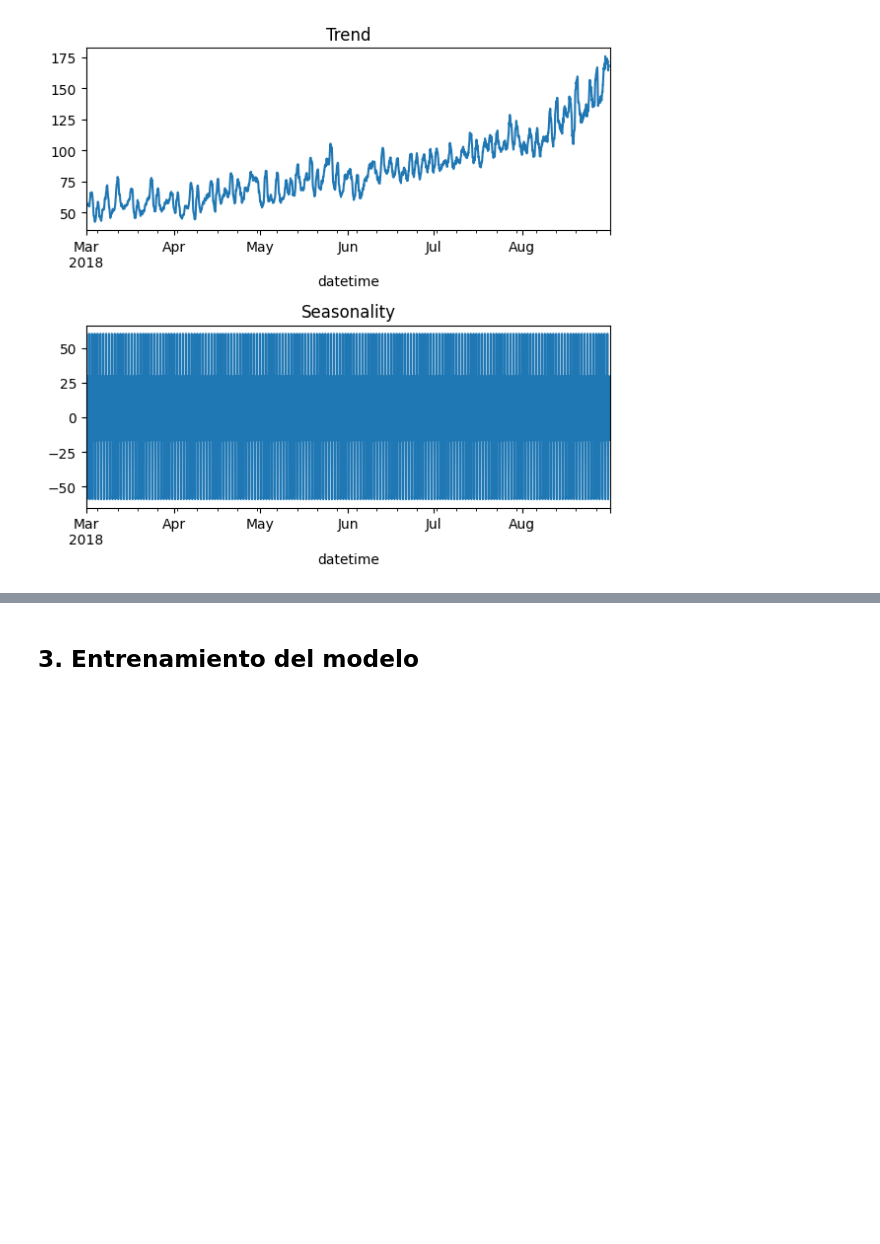
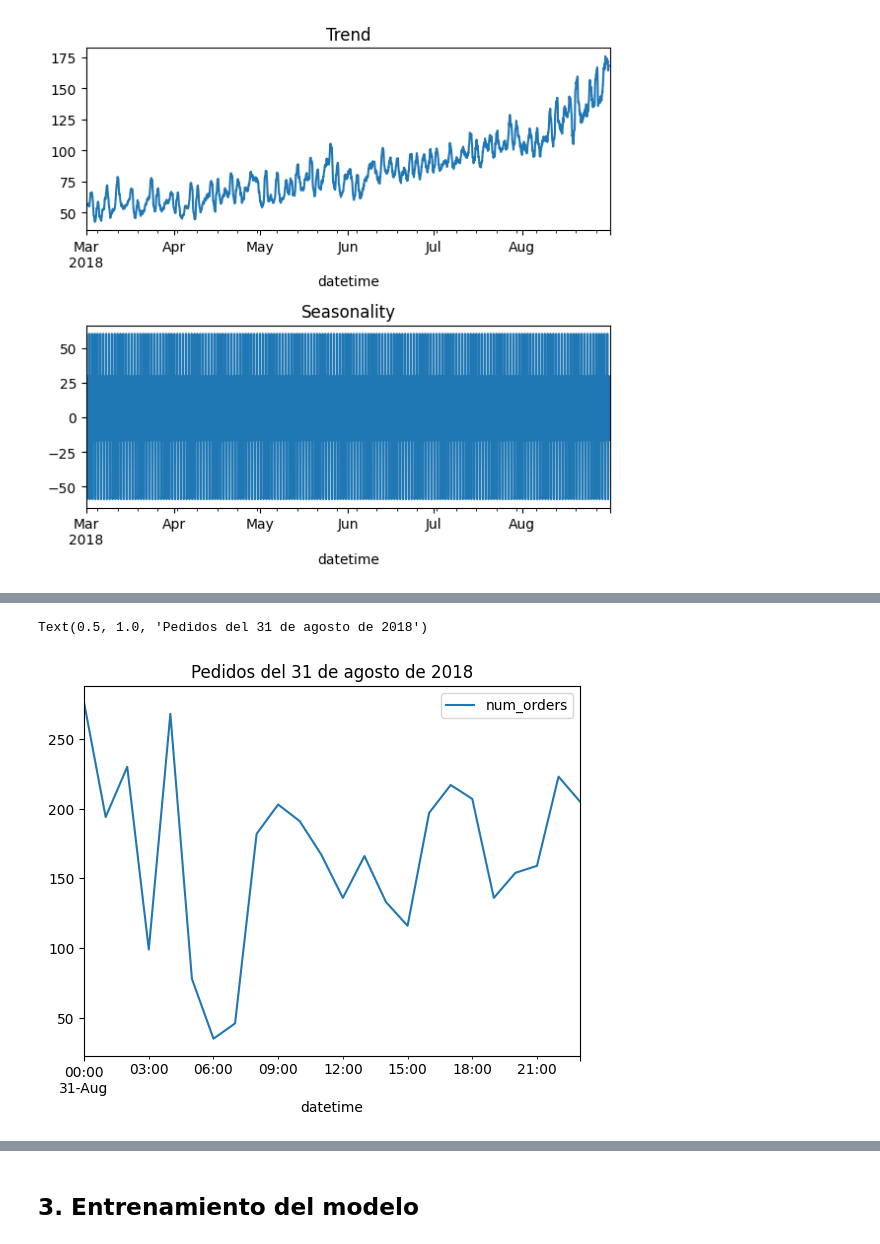
Before and after one commit to wh1tneyr/Sweet-Lift-Taxi, a Jupyter notebook: Sweet lift taxi.ipynb, the cells around one changed output, grey strips where cells are left out. Drawn from its saved outputs; the diff is of its cells as text; code cells hidden in the pictures; blank space fills up the shorter version.

```diff
--- a/Sweet lift taxi.ipynb
+++ b/Sweet lift taxi.ipynb
@@ -103,0 +115,7 @@ Mediante los gráficos, se aprecia una tendencia ascendente hacia el mes de agos
+# %%
+#visualizar la cantidad de pedidos del último día
+df_taxis['2018-08-31':'2018-08-31'].plot()
+plt.title('Pedidos del 31 de agosto de 2018')
+# %% [output]
+Text(0.5, 1.0, 'Pedidos del 31 de agosto de 2018')
+[figure, added]
```
Also changed, not shown: parts of 6 cells of this notebook.
